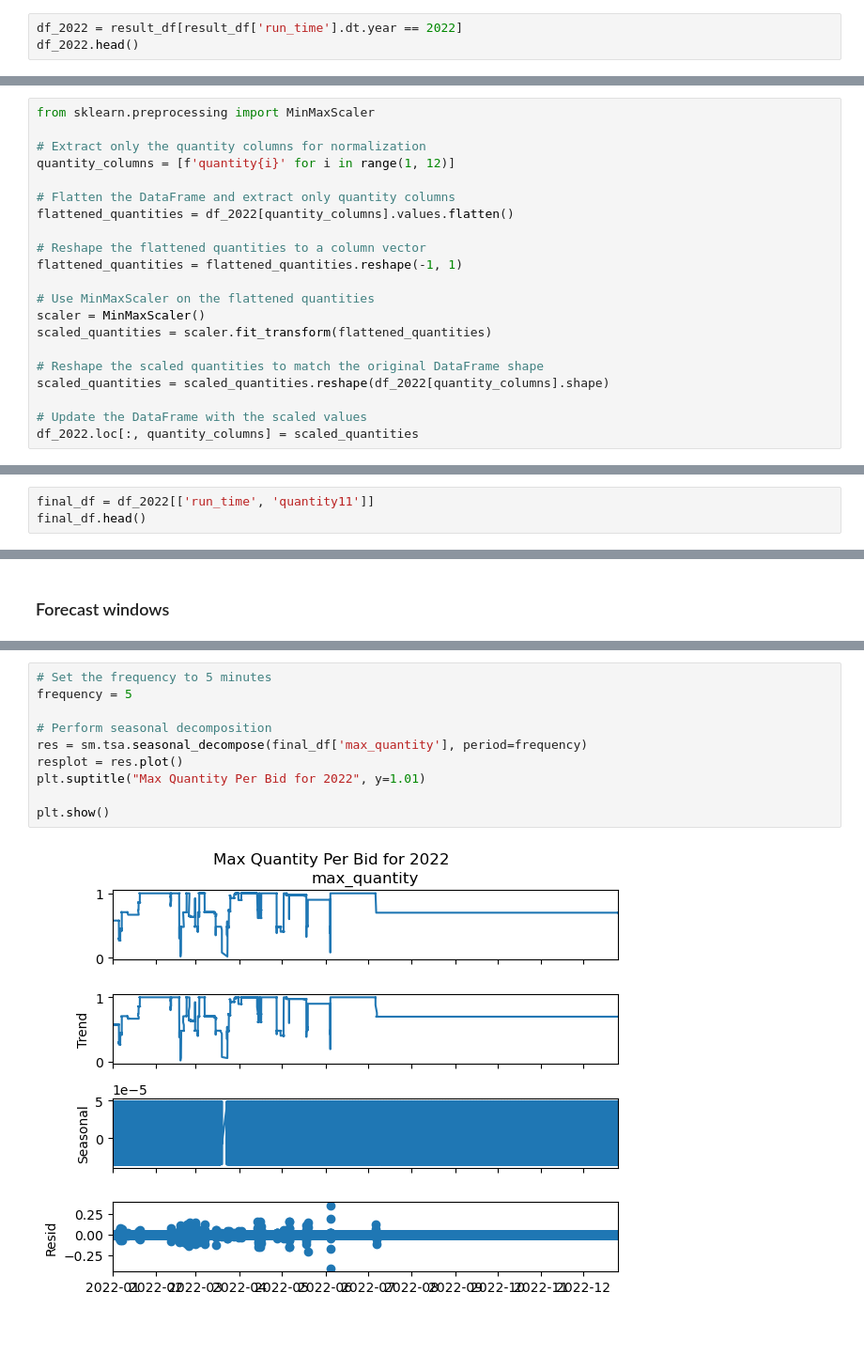
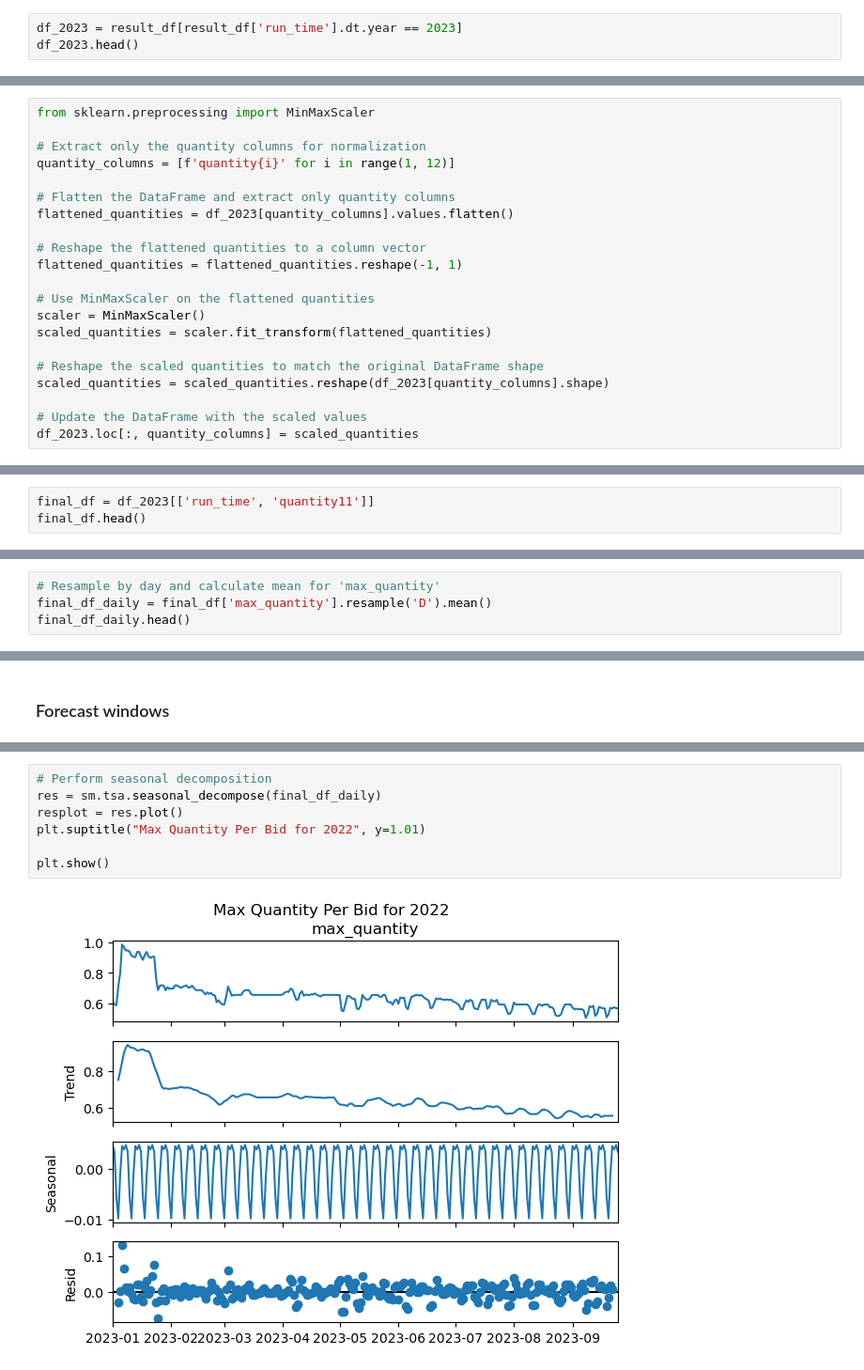
Before and after one commit to gbrosell/maroon-archers, a Jupyter notebook: Forecasting_Bernard.ipynb, the cells around one changed output, grey strips where cells are left out. Shown at 94% size. Saved outputs shown, nothing was run; the diff lists cells and outputs as text; blank space fills up the shorter version.

```diff
--- a/Forecasting_Bernard.ipynb
+++ b/Forecasting_Bernard.ipynb
@@ -125,7 +131,7 @@ See the caveats in the documentation: https://pandas.pydata.org/pandas-docs/stab
 | 4 | 2021-06-26 12:20:00 | -10000.0 | -10000.0 | -1030.0 | -1030.0 | -1030.0 | -1030.0 | -1030.0 | -1030.0 | -1030.0 | ... | ... |
 5 rows × 23 columns
 # %%
-df_2022 = result_df[result_df['run_time'].dt.year == 2022]
-df_2022.head()
+df_2023 = result_df[result_df['run_time'].dt.year == 2023]
+df_2023.head()
 # %% [output]
 |  | run_time | price1 | price2 | price3 | price4 | price5 | price6 | price7 | price8 | price9 | ... | ... |
@@ -144,7 +150,7 @@ from sklearn.preprocessing import MinMaxScaler
 quantity_columns = [f'quantity{i}' for i in range(1, 12)]
 
 # Flatten the DataFrame and extract only quantity columns
-flattened_quantities = df_2022[quantity_columns].values.flatten()
+flattened_quantities = df_2023[quantity_columns].values.flatten()
 
 # Reshape the flattened quantities to a column vector
 flattened_quantities = flattened_quantities.reshape(-1, 1)
@@ -154,14 +160,14 @@ scaler = MinMaxScaler()
 scaled_quantities = scaler.fit_transform(flattened_quantities)
 
 # Reshape the scaled quantities to match the original DataFrame shape
-scaled_quantities = scaled_quantities.reshape(df_2022[quantity_columns].shape)
+scaled_quantities = scaled_quantities.reshape(df_2023[quantity_columns].shape)
 
 # Update the DataFrame with the scaled values
-df_2022.loc[:, quantity_columns] = scaled_quantities
+df_2023.loc[:, quantity_columns] = scaled_quantities
 # %% [markdown]
 ## Getting the max capacity per bidding interval
 # %%
-final_df = df_2022[['run_time', 'quantity11']]
+final_df = df_2023[['run_time', 'quantity11']]
 final_df.head()
 # %% [output]
 |  | run_time | quantity11 |
@@ -200,0 +209,4 @@ plt.show()
+# %%
+# Resample by day and calculate mean for 'max_quantity'
+final_df_daily = final_df['max_quantity'].resample('D').mean()
+final_df_daily.head()
@@ -221,12 +317,9 @@ Freq: W-MON, Name: max_quantity, dtype: float64
 # %%
-# Set the frequency to 5 minutes
-frequency = 5
-
 # Perform seasonal decomposition
-res = sm.tsa.seasonal_decompose(final_df['max_quantity'], period=frequency)
+res = sm.tsa.seasonal_decompose(final_df_daily)
 resplot = res.plot()
 plt.suptitle("Max Quantity Per Bid for 2022", y=1.01)
 
 plt.show()
 # %% [output]
-[figure, old version]
+[figure, new version]
```
Also changed, not shown: parts of 52 cells of this notebook.
